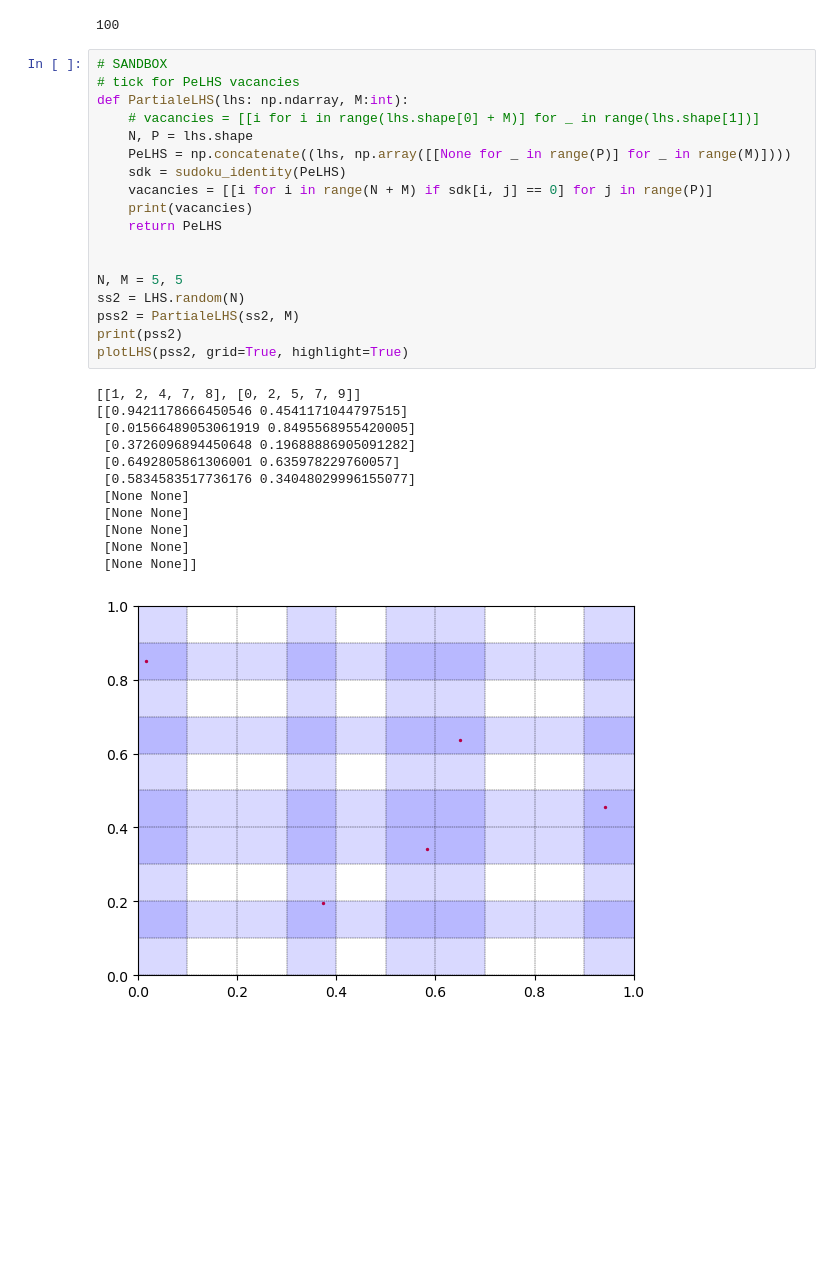
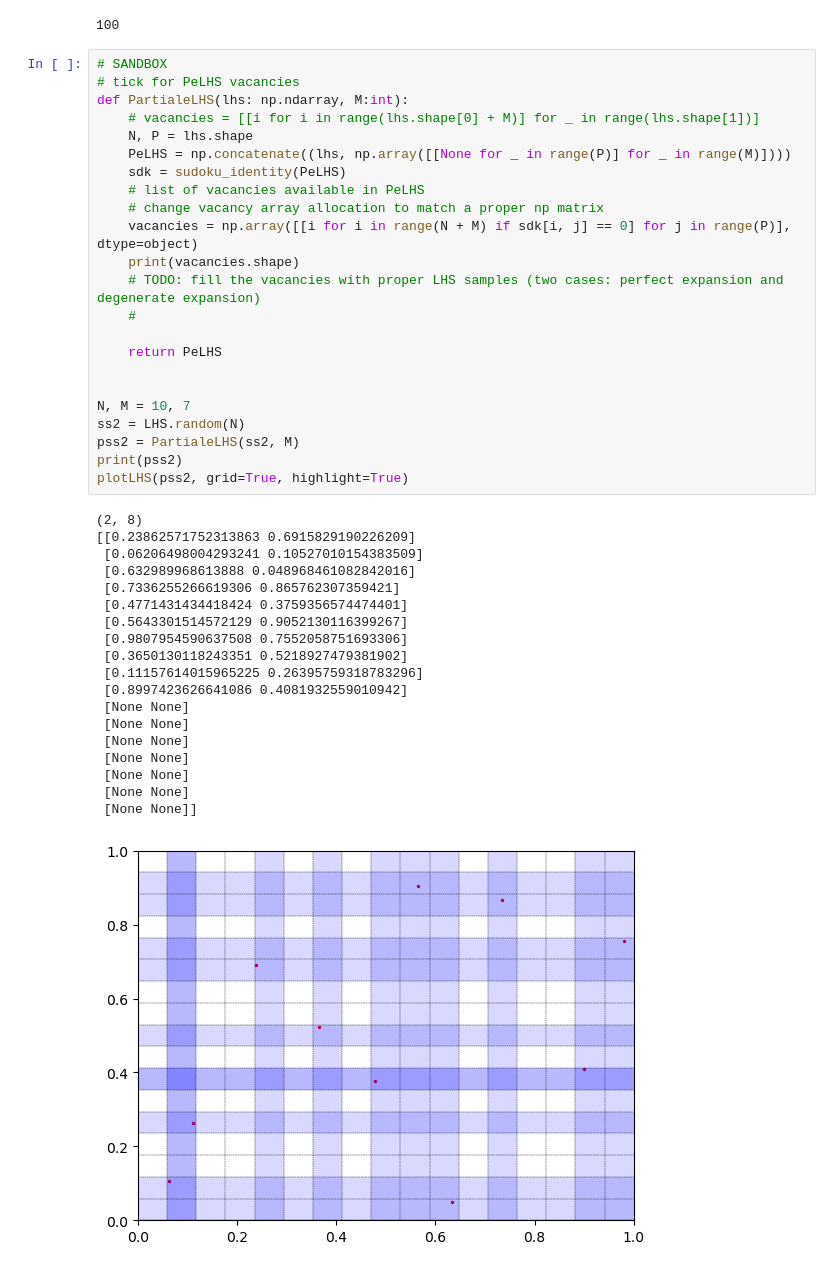
Before and after one commit to alecrespi/latinexpansion, a Jupyter notebook: eLHS.ipynb, the cells around one changed output. Cells and saved outputs as stored; diff of their text form; blank space fills up the shorter version.

```diff
--- a/eLHS.ipynb
+++ b/eLHS.ipynb
@@ -106,31 +106,43 @@ lhs_grader(ss1)
 # %%
 # SANDBOX
 # tick for PeLHS vacancies
 def PartialeLHS(lhs: np.ndarray, M:int):
     # vacancies = [[i for i in range(lhs.shape[0] + M)] for _ in range(lhs.shape[1])]
     N, P = lhs.shape
     PeLHS = np.concatenate((lhs, np.array([[None for _ in range(P)] for _ in range(M)])))
     sdk = sudoku_identity(PeLHS)
-    vacancies = [[i for i in range(N + M) if sdk[i, j] == 0] for j in range(P)]
-    print(vacancies)
+    # list of vacancies available in PeLHS
+    # change vacancy array allocation to match a proper np matrix
+    vacancies = np.array([[i for i in range(N + M) if sdk[i, j] == 0] for j in range(P)], dtype=object)
+    print(vacancies.shape)
+    # TODO: fill the vacancies with proper LHS samples (two cases: perfect expansion and degenerate expansion)
+    #
+
     return PeLHS
 
 
-N, M = 5, 5
+N, M = 10, 7
 ss2 = LHS.random(N)
 pss2 = PartialeLHS(ss2, M)
 print(pss2)
 plotLHS(pss2, grid=True, highlight=True)
 # %% [output]
-[[1, 2, 4, 7, 8], [0, 2, 5, 7, 9]]
-[[0.9421178666450546 0.4541171044797515]
- [0.01566489053061919 0.8495568955420005]
- [0.3726096894450648 0.19688886905091282]
- [0.6492805861306001 0.635978229760057]
- [0.5834583517736176 0.34048029996155077]
+(2, 8)
+[[0.23862571752313863 0.6915829190226209]
+ [0.06206498004293241 0.10527010154383509]
+ [0.632989968613888 0.048968461082842016]
+ [0.7336255266619306 0.865762307359421]
+ [0.4771431434418424 0.3759356574474401]
+ [0.5643301514572129 0.9052130116399267]
+ [0.9807954590637508 0.7552058751693306]
+ [0.3650130118243351 0.5218927479381902]
+ [0.11157614015965225 0.26395759318783296]
+ [0.8997423626641086 0.4081932559010942]
+ [None None]
+ [None None]
  [None None]
  [None None]
  [None None]
  [None None]
  [None None]]
-[figure, old version]
+[figure, new version]
```
